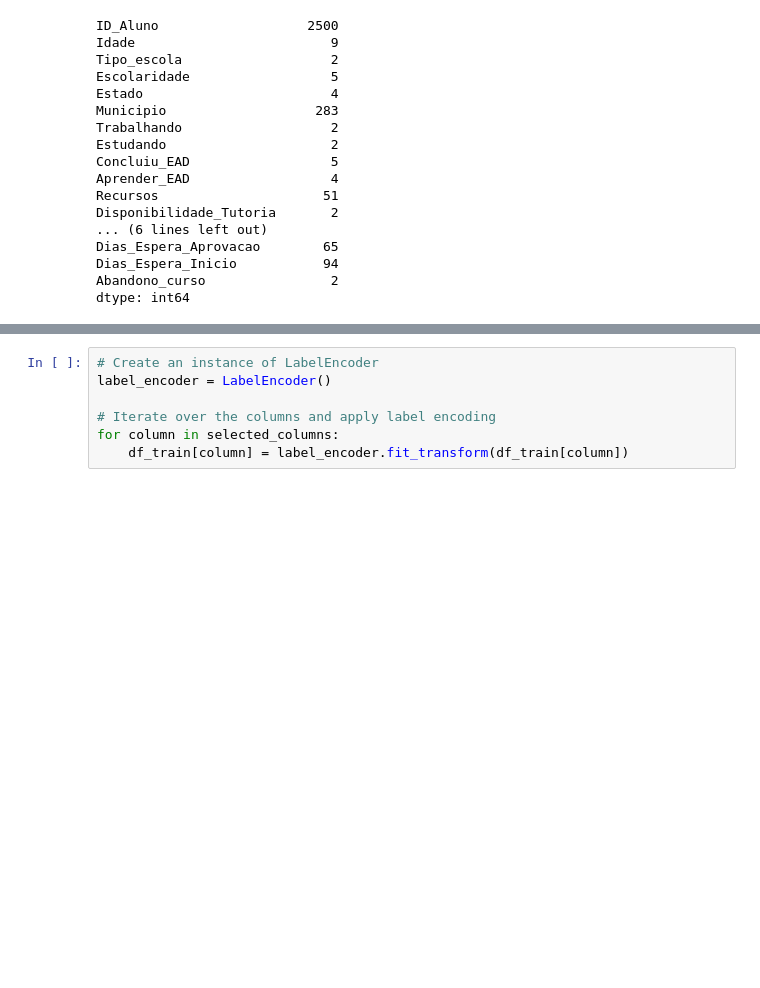
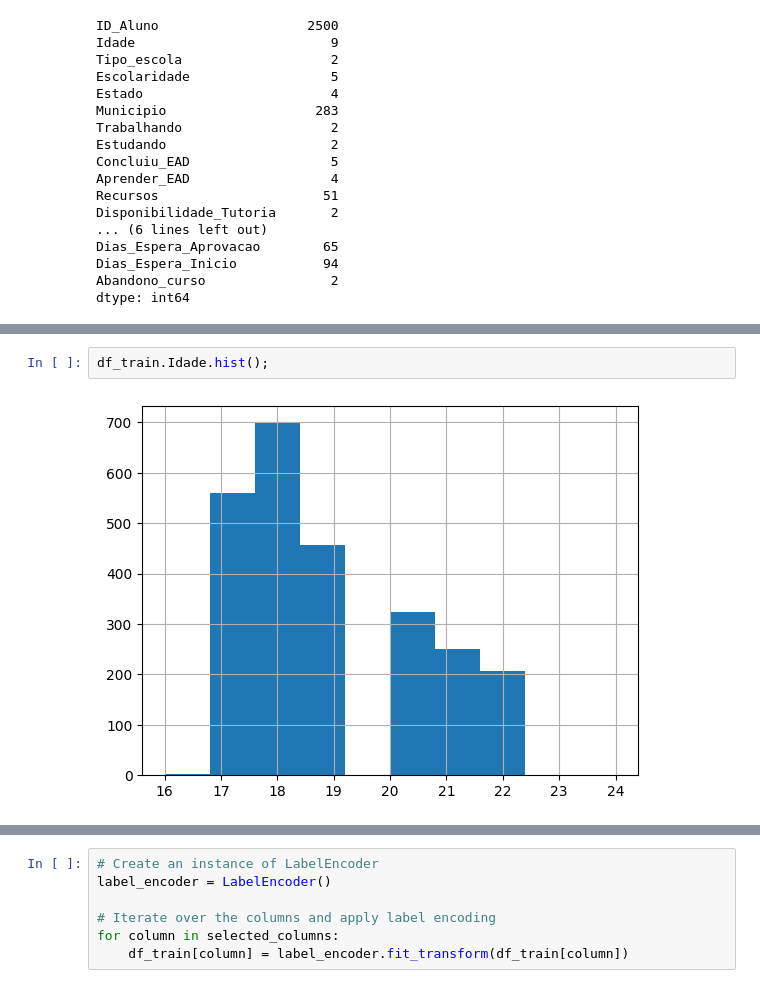
Before and after one commit to walterpcasas/ufrj_contest01, a Jupyter notebook: main.ipynb, the cells around one changed output, grey strips where cells are left out. Drawn from its saved outputs; the diff is of its cells as text; blank space fills up the shorter version.

```diff
--- a/main.ipynb
+++ b/main.ipynb
@@ -46,0 +121,4 @@ dtype: int64
+# %%
+df_train.Idade.hist();
+# %% [output]
+[figure, added]
```
Also changed, not shown: parts of 61 cells of this notebook, 1 other file.
